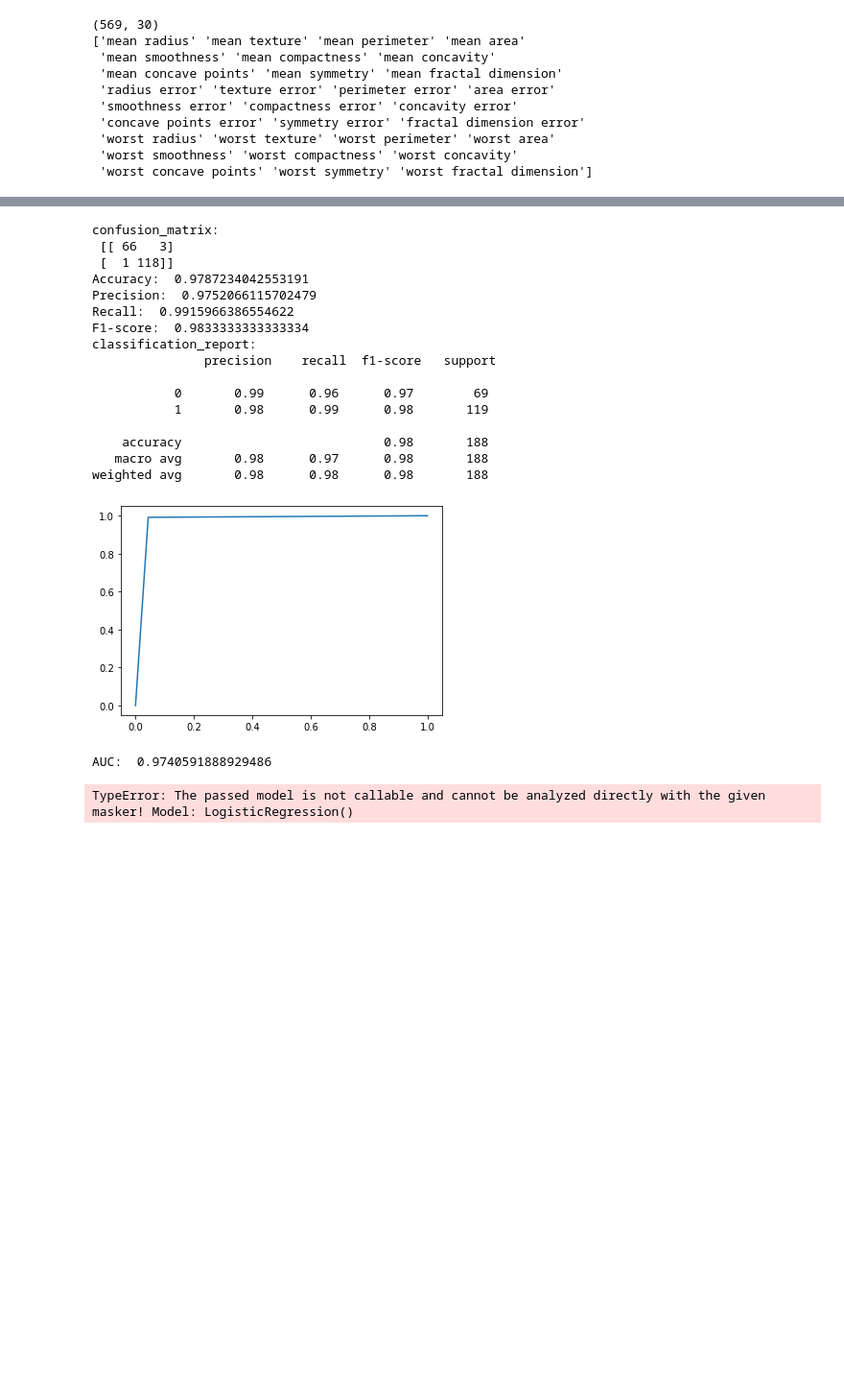
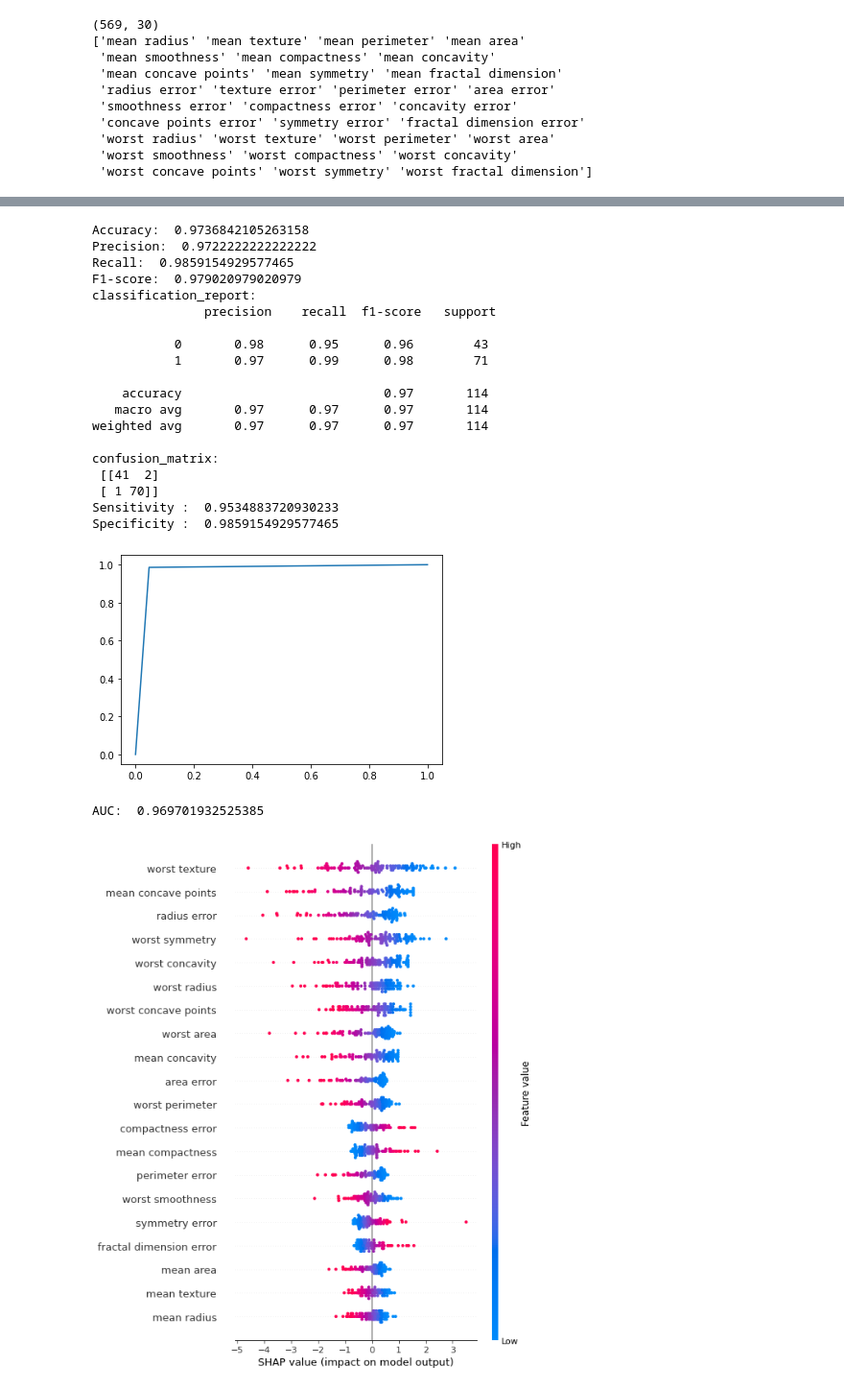
Before and after one commit to milou2764/xai-project, a Jupyter notebook: kiki-breast-cancer.ipynb, the cells around one changed output, grey strips where cells are left out. Shown: that part at 96% size. Cells and saved outputs as stored; diff of their text form; code cells hidden in the pictures; blank space fills up the shorter version.

```diff
--- a/kiki-breast-cancer.ipynb
+++ b/kiki-breast-cancer.ipynb
@@ -10,6 +10,9 @@ print(data.data.shape)
 
 # Display the column names
 print(data.feature_names)
+
+# Charger le dataset
+X, y = load_breast_cancer(return_X_y=True)
 # %% [output]
 (569, 30)
 ['mean radius' 'mean texture' 'mean perimeter' 'mean area'
@@ -24,7 +27,8 @@ print(data.feature_names)
 # %%
 # Train test split
 from sklearn.model_selection import train_test_split
-X_train, X_test, y_train, y_test = train_test_split(data.data, data.target, test_size=0.33)
+# Séparer les données en ensemble d'entraînement et de test
+X_train, X_test, y_train, y_test = train_test_split(X, y, test_size=0.2, random_state=42)
 
 # Scale the data
 from sklearn.preprocessing import StandardScaler
@@ -56,8 +58,5 @@ print(predictions)
 # %%
 # Metrics
-# Calculate the confusion matrix
-from sklearn.metrics import confusion_matrix
-print("confusion_matrix: \n", confusion_matrix(y_test, predictions))
 
 # Calculate the accuracy
 from sklearn.metrics import accuracy_score
@@ -75,23 +74,38 @@ print("F1-score: ", f1_score(y_test, predictions))
 # Classification report
 from sklearn.metrics import classification_report
 print("classification_report: \n", classification_report(y_test, predictions))
+
+# Sensitivity and Specificity
+# Calculate the confusion matrix
+from sklearn.metrics import confusion_matrix
+print("confusion_matrix: \n", confusion_matrix(y_test, predictions))
+
+from sklearn.metrics import confusion_matrix
+cm = confusion_matrix(y_test, predictions)
+sensitivity = cm[0,0]/(cm[0,0]+cm[0,1])
+print('Sensitivity : ', sensitivity )
+specificity = cm[1,1]/(cm[1,0]+cm[1,1])
+print('Specificity : ', specificity)
 # %% [output]
-confusion_matrix:
- [[ 66   3]
- [  1 118]]
-Accuracy:  0.9787234042553191
-Precision:  0.9752066115702479
-Recall:  0.9915966386554622
-F1-score:  0.9833333333333334
+Accuracy:  0.9736842105263158
+Precision:  0.9722222222222222
+Recall:  0.9859154929577465
+F1-score:  0.979020979020979
 classification_report:
                precision    recall  f1-score   support
 
-           0       0.99      0.96      0.97        69
-           1       0.98      0.99      0.98       119
+           0       0.98      0.95      0.96        43
+           1       0.97      0.99      0.98        71
 
-    accuracy                           0.98       188
-   macro avg       0.98      0.97      0.98       188
-weighted avg       0.98      0.98      0.98       188
+    accuracy                           0.97       114
+   macro avg       0.97      0.97      0.97       114
+weighted avg       0.97      0.97      0.97       114
+
+confusion_matrix:
+ [[41  2]
+ [ 1 70]]
+Sensitivity :  0.9534883720930233
+Specificity :  0.9859154929577465
 # %%
 # Calculate the ROC curve
 from sklearn.metrics import roc_curve
@@ -104,18 +118,22 @@ plt.show()
 from sklearn.metrics import roc_auc_score
 print("AUC: ", roc_auc_score(y_test, predictions))
 # %% [output]
-[figure, old version]
+[figure, new version]
-AUC:  0.9740591888929486
+AUC:  0.969701932525385
 # %%
 # explain the model's predictions using SHAP
 import shap
 
-explainer = shap.Explainer(
-    model, X_train, feature_names=data.feature_names
-)
+# Initialiser l'expliqueur SHAP avec le kernel explainer (ou un autre expliqueur adapté)
+explainer = shap.Explainer(model, X_train, feature_names=data.feature_names)
+
+# Calculer les valeurs SHAP pour les échantillons de test
 shap_values = explainer(X_test)
 
 # visualize the first prediction's explanation
-shap.plots.waterfall(shap_values[0])
+# shap.plots.waterfall(shap_values[0])
+
+# Pour évaluer l'importance des caractéristiques sur des données nouvelles
+shap.summary_plot(shap_values, X_test, feature_names=data.feature_names)
 # %% [output]
-TypeError: The passed model is not callable and cannot be analyzed directly with the given masker! Model: LogisticRegression()
+[figure, added]
```
Also changed, not shown: parts of 1 cell of this notebook.
